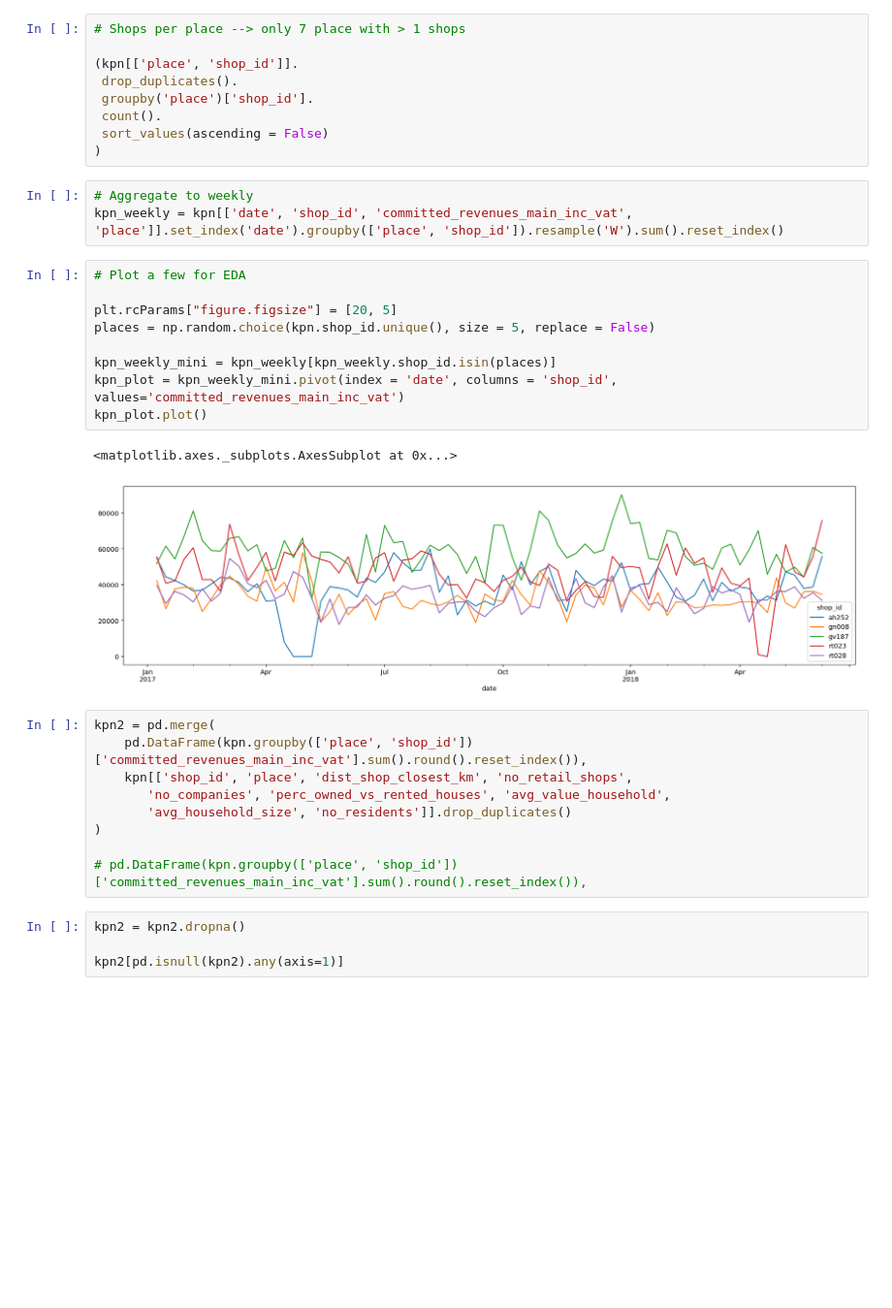
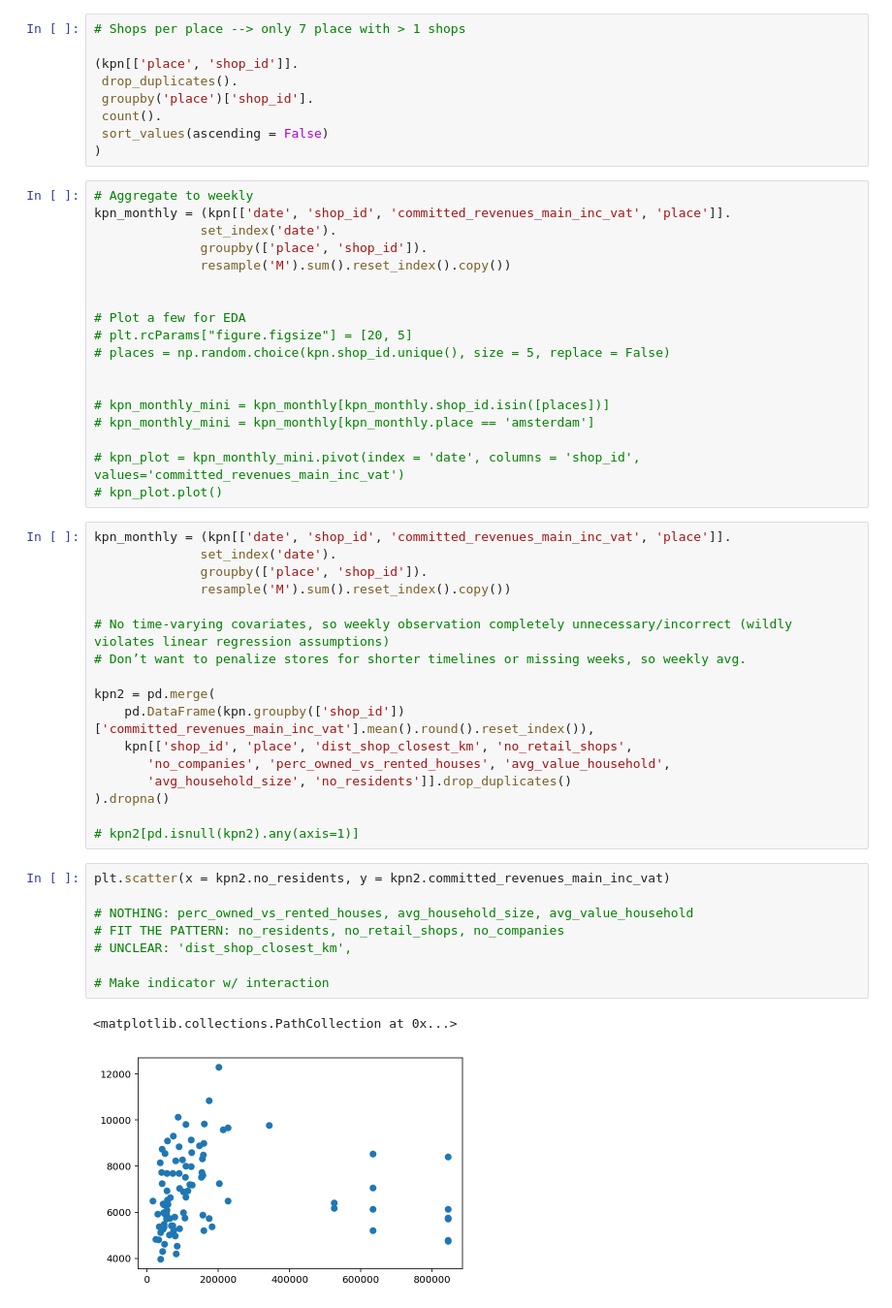
Before and after one commit to cwcomiskey/Misc, a Jupyter notebook: retail_shops_case/case.ipynb, the cells around one changed output. Shown at 97% size. Saved outputs shown, nothing was run; the diff lists cells and outputs as text; blank space fills up the shorter version.

Commit message:
EDA, quadratic for no_residents + plot

```diff
--- a/retail_shops_case/case.ipynb
+++ b/retail_shops_case/case.ipynb
@@ -152,31 +209,49 @@ kpn.head()
  count().
  sort_values(ascending = False)
 )
-# %%
-# Aggregate to weekly
-kpn_weekly = kpn[['date', 'shop_id', 'committed_revenues_main_inc_vat', 'place']].set_index('date').groupby(['place', 'shop_id']).resample('W').sum().reset_index()
 # %%
+# Aggregate to weekly
+kpn_monthly = (kpn[['date', 'shop_id', 'committed_revenues_main_inc_vat', 'place']].
+              set_index('date').
+              groupby(['place', 'shop_id']).
+              resample('M').sum().reset_index().copy())
+
+
 # Plot a few for EDA
+# plt.rcParams["figure.figsize"] = [20, 5]
+# places = np.random.choice(kpn.shop_id.unique(), size = 5, replace = False)
 
-plt.rcParams["figure.figsize"] = [20, 5]
-places = np.random.choice(kpn.shop_id.unique(), size = 5, replace = False)
 
-kpn_weekly_mini = kpn_weekly[kpn_weekly.shop_id.isin(places)]
-kpn_plot = kpn_weekly_mini.pivot(index = 'date', columns = 'shop_id', values='committed_revenues_main_inc_vat')
-kpn_plot.plot()
+# kpn_monthly_mini = kpn_monthly[kpn_monthly.shop_id.isin([places])]
+# kpn_monthly_mini = kpn_monthly[kpn_monthly.place == 'amsterdam']
+
+# kpn_plot = kpn_monthly_mini.pivot(index = 'date', columns = 'shop_id', values='committed_revenues_main_inc_vat')
+# kpn_plot.plot()
-# %% [output]
-<matplotlib.axes._subplots.AxesSubplot at 0x...>
-[figure, removed]
-# %%
-kpn2 = pd.merge(
-    pd.DataFrame(kpn.groupby(['place', 'shop_id'])['committed_revenues_main_inc_vat'].sum().round().reset_index()),
-    kpn[['shop_id', 'place', 'dist_shop_closest_km', 'no_retail_shops',
-       'no_companies', 'perc_owned_vs_rented_houses', 'avg_value_household',
-       'avg_household_size', 'no_residents']].drop_duplicates()
-)
-
-# pd.DataFrame(kpn.groupby(['place', 'shop_id'])['committed_revenues_main_inc_vat'].sum().round().reset_index()),
-# %%
-kpn2 = kpn2.dropna()
-
-kpn2[pd.isnull(kpn2).any(axis=1)]
+# %%
+kpn_monthly = (kpn[['date', 'shop_id', 'committed_revenues_main_inc_vat', 'place']].
+              set_index('date').
+              groupby(['place', 'shop_id']).
+              resample('M').sum().reset_index().copy())
+
+# No time-varying covariates, so weekly observation completely unnecessary/incorrect (wildly violates linear regression assumptions)
+# Don’t want to penalize stores for shorter timelines or missing weeks, so weekly avg.
+
+kpn2 = pd.merge(
+    pd.DataFrame(kpn.groupby(['shop_id'])['committed_revenues_main_inc_vat'].mean().round().reset_index()),
+    kpn[['shop_id', 'place', 'dist_shop_closest_km', 'no_retail_shops',
+       'no_companies', 'perc_owned_vs_rented_houses', 'avg_value_household',
+       'avg_household_size', 'no_residents']].drop_duplicates()
+).dropna()
+
+# kpn2[pd.isnull(kpn2).any(axis=1)]
+# %%
+plt.scatter(x = kpn2.no_residents, y = kpn2.committed_revenues_main_inc_vat)
+
+# NOTHING: perc_owned_vs_rented_houses, avg_household_size, avg_value_household
+# FIT THE PATTERN: no_residents, no_retail_shops, no_companies
+# UNCLEAR: 'dist_shop_closest_km',
+
+# Make indicator w/ interaction
+# %% [output]
+<matplotlib.collections.PathCollection at 0x...>
+[figure, added]
```
Also changed, not shown: parts of 11 cells of this notebook.
